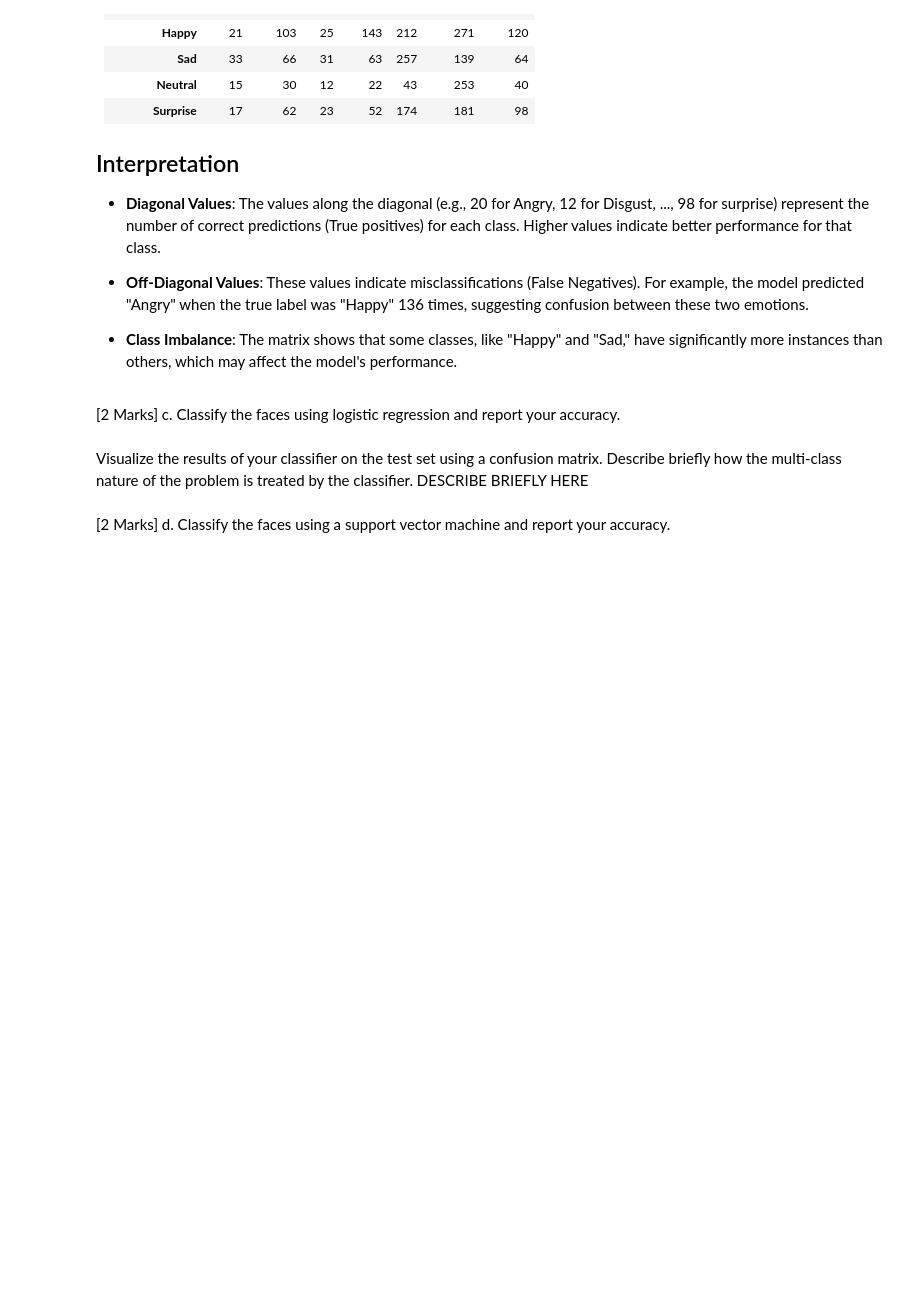
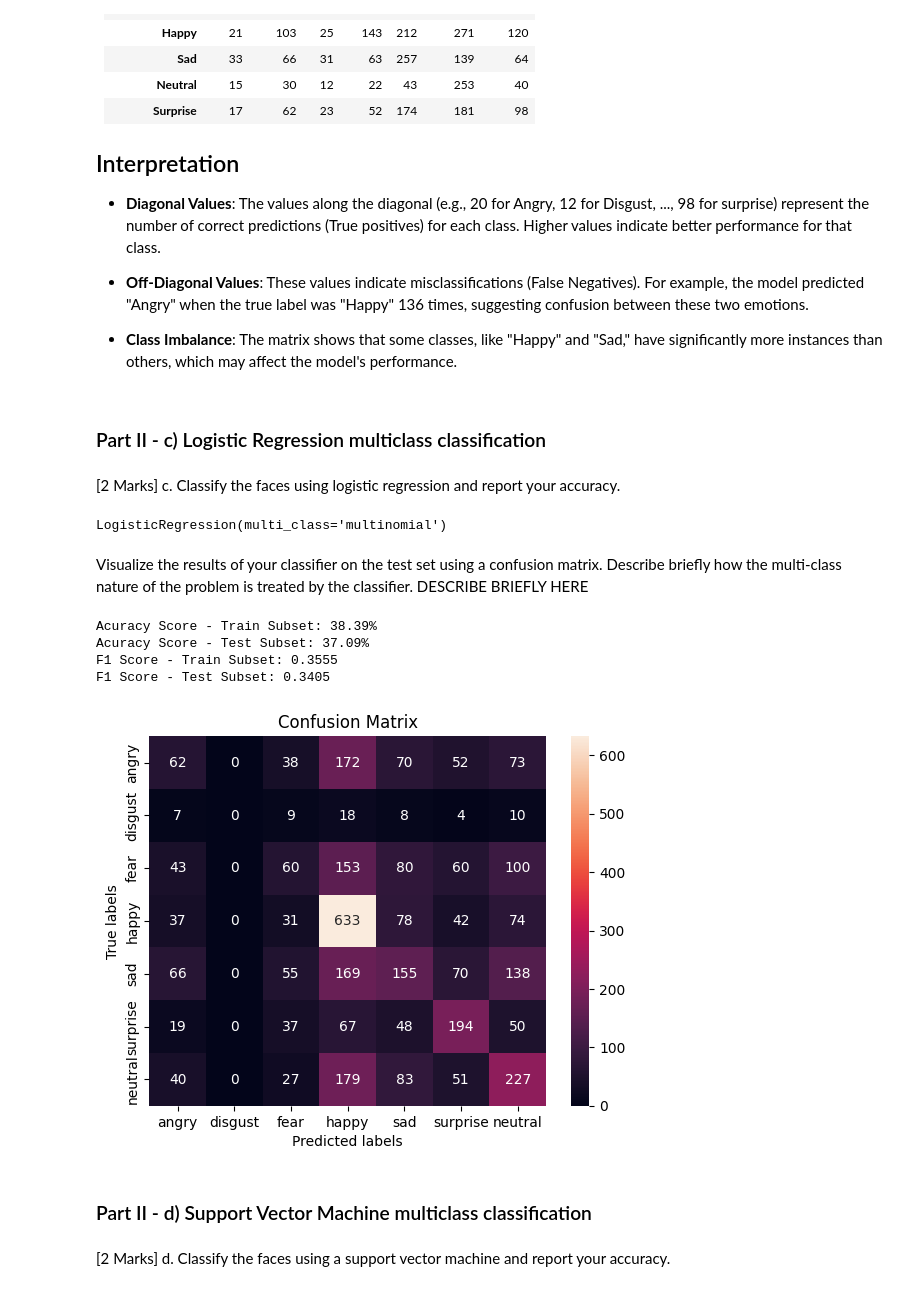
Before and after one commit to ErnieSumoso/python-development-notebooks, a Jupyter notebook: Machine Learning Exercises/05 ML Exercises - Image classification binary and multiclass.ipynb, the cells around one changed output. Saved outputs shown, nothing was run; the diff lists cells and outputs as text; code cells hidden in the pictures; blank space fills up the shorter version.

```diff
--- a/Machine Learning Exercises/05 ML Exercises - Image classification binary and multiclass.ipynb
+++ b/Machine Learning Exercises/05 ML Exercises - Image classification binary and multiclass.ipynb
@@ -483,18 +610,30 @@ plot_confusion_matrix(flat_Multi_y_test, y_multi_pred_test, labels=['angry', 'di
 - **Off-Diagonal Values**: These values indicate misclassifications (False Negatives). For example, the model predicted "Angry" when the true label was "Happy" 136 times, suggesting confusion between these two emotions.
 
 - **Class Imbalance**: The matrix shows that some classes, like "Happy" and "Sad," have significantly more instances than others, which may affect the model's performance.
+# %% [markdown]
+### Part II - c) Logistic Regression multiclass classification <a class="anchor" id="part-2c"></a>
 # %% [markdown]
 [2 Marks] c. Classify the faces using logistic regression and report your accuracy.
 # %%
 # use LogisticRegression to classify multiple classes
-lr_multi = LogisticRegression()
-y_multi_pred_train, y_multi_pred_test = train_model(lr_multi, flat_multi_x_train, flat_multi_y_train, flat_multi_x_test)
+lr_multi = LogisticRegression(multi_class='multinomial', solver='lbfgs')
+y_multi_pred_train, y_multi_pred_test = train_model(lr_multi, flat_multi_x_train, encoded, flat_multi_x_test)
+# %% [output]
+LogisticRegression(multi_class='multinomial')
 # %% [markdown]
 Visualize the results of your classifier on the test set using a confusion matrix. Describe briefly how the multi-class nature of the problem is treated by the classifier.
 DESCRIBE BRIEFLY HERE
 # %%
-display_classifier_metrics(flat_multi_y_train, y_multi_pred_train, flat_multi_y_test, y_multi_pred_test, average='weighted')
-plot_confusion_matrix(flat_multi_y_test, y_multi_pred_test, labels=['angry', 'disgust', 'fear', 'happy', 'sad', 'surprise', 'neutral'])
+display_classifier_metrics(encoded, y_multi_pred_train, encoded_test, y_multi_pred_test, average='weighted')
+plot_confusion_matrix(encoded_test, y_multi_pred_test, labels=ALL_EMOTIONS)
+# %% [output]
+Acuracy Score - Train Subset: 38.39%
+Acuracy Score - Test Subset: 37.09%
+F1 Score - Train Subset: 0.3555
+F1 Score - Test Subset: 0.3405
+[figure, added]
+# %% [markdown]
+### Part II - d) Support Vector Machine multiclass classification <a class="anchor" id="part-2d"></a>
 # %% [markdown]
 [2 Marks] d. Classify the faces using a support vector machine and report your accuracy.
 # %%
```
Also changed, not shown: parts of 49 cells of this notebook.
